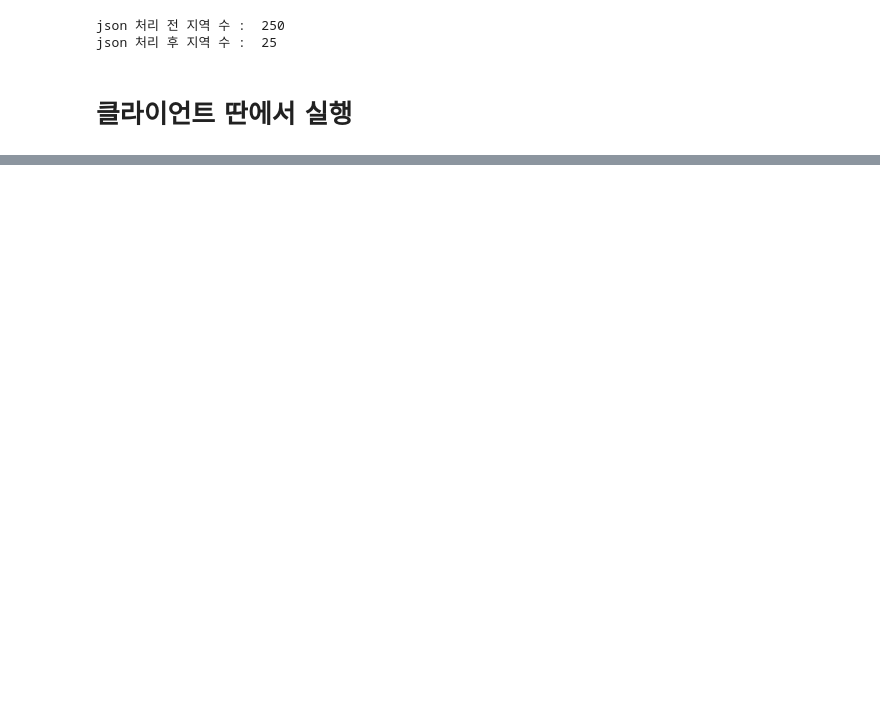
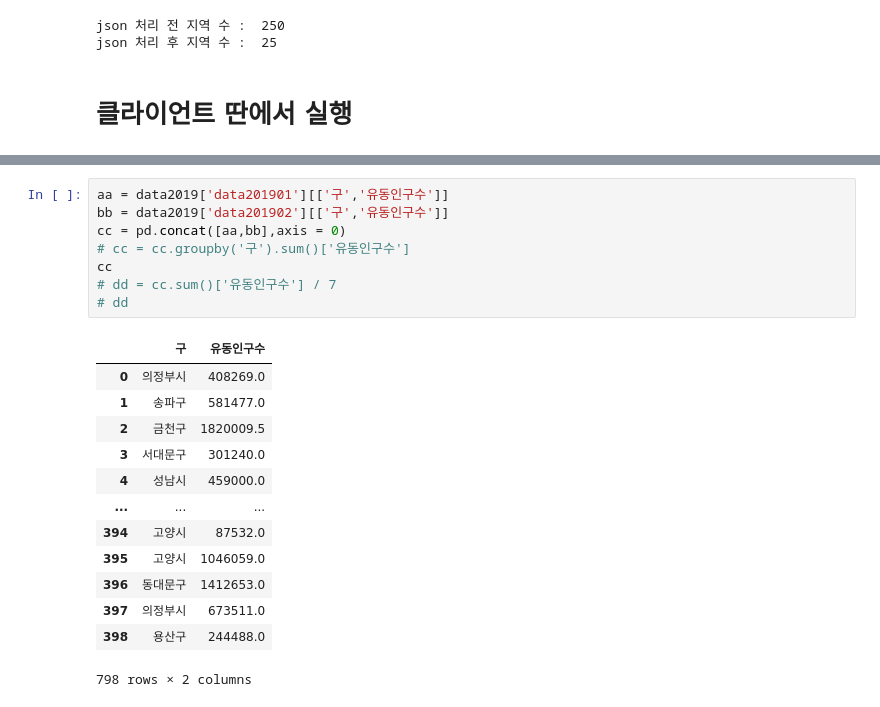
Before and after one commit to SeungYeonJeong22/seoulDataAnalysis, a Jupyter notebook: dataFrameSubMap-Copy1.ipynb, the cells around one changed output, grey strips where cells are left out. Saved outputs shown, nothing was run; the diff lists cells and outputs as text; blank space fills up the shorter version.

```diff
--- a/dataFrameSubMap-Copy1.ipynb
+++ b/dataFrameSubMap-Copy1.ipynb
@@ -616 +633,23 @@ st_info       구      역명     유동인구수   Latitude   Longitude
 [figure]
+# %%
+aa = data2019['data201901'][['구','유동인구수']]
+bb = data2019['data201902'][['구','유동인구수']]
+cc = pd.concat([aa,bb],axis = 0)
+# cc = cc.groupby('구').sum()['유동인구수']
+cc
+# dd = cc.sum()['유동인구수'] / 7
+# dd
+# %% [output]
+|  | 구 | 유동인구수 |
+| 0 | 의정부시 | 408269.0 |
+| 1 | 송파구 | 581477.0 |
+| 2 | 금천구 | 1820009.5 |
+| 3 | 서대문구 | 301240.0 |
+| 4 | 성남시 | 459000.0 |
+| ... | ... | ... |
+| 394 | 고양시 | 87532.0 |
+| 395 | 고양시 | 1046059.0 |
+| 396 | 동대문구 | 1412653.0 |
+| 397 | 의정부시 | 673511.0 |
+| 398 | 용산구 | 244488.0 |
+798 rows × 2 columns
```
Also changed, not shown: parts of 5 cells of this notebook, 1 other file.
